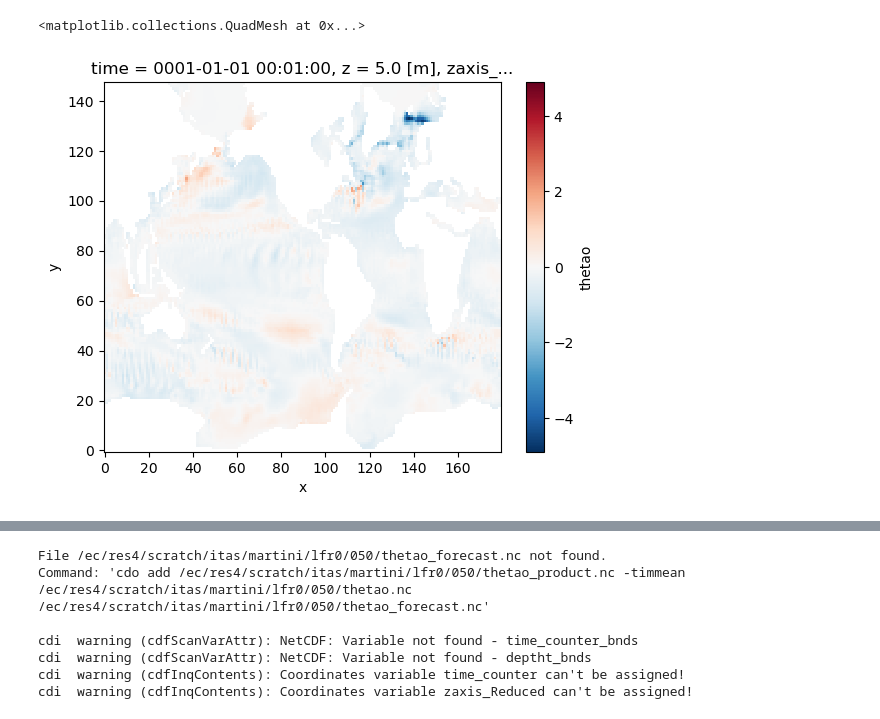
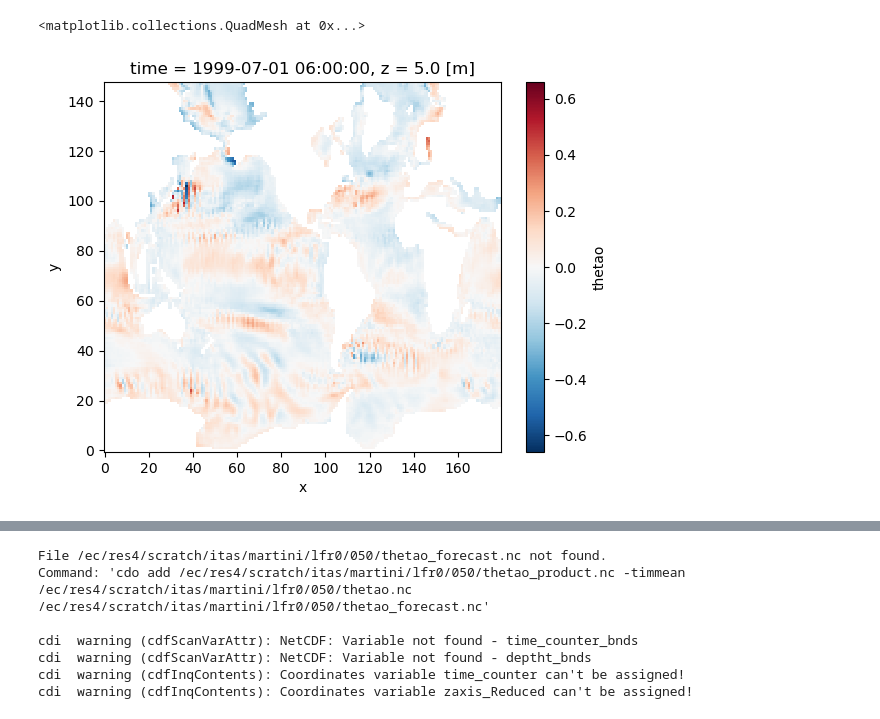
Before and after one commit to asozza/stece, a Jupyter notebook: osprey/notebooks/test_EOF_thetao.ipynb, the cells around one changed output, grey strips where cells are left out. Cells and saved outputs as stored; diff of their text form; code cells hidden in the pictures.

```diff
--- a/osprey/notebooks/test_EOF_thetao.ipynb
+++ b/osprey/notebooks/test_EOF_thetao.ipynb
@@ -76,4 +31,17 @@ Command: 'cdo eofcoeff3d /ec/res4/scratch/itas/martini/lfr0/050/thetao_pattern.n
+# %%
+filename = os.path.join(dirs['tmp'], str(endleg).zfill(3), f"{var}_pattern.nc")
+pattern = xr.open_mfdataset(filename, use_cftime=True, preprocess=preproc_pattern_3D)
+field = pattern.isel(time=0)*0
+for i in range(window):
+    filename = os.path.join(dirs['tmp'], str(endleg).zfill(3), f"{var}_series_0000{i}.nc")
+    timeseries = xr.open_mfdataset(filename, use_cftime=True, preprocess=preproc_timeseries_3D)
+    #p = timeseries.polyfit(dim='time', deg=1, skipna = True)
+    # theta = xr.polyval(xf, p[f"{var}_polyfit_coefficients"])
+    theta = timeseries[var].isel(time=-1)
+    basis = pattern.isel(time=i)
+    field = field + theta*basis
+field = field.drop_vars({'time'})
 # %%
-filename = os.path.join(dirs['tmp'], str(endleg).zfill(3), f"{var}_pattern.nc")
-pattern = xr.open_mfdataset(filename, use_cftime=True, preprocess=preproc_pattern_3D)
-pattern
+filename = os.path.join(dirs['tmp'], str(endleg).zfill(3), f"{var}.nc")
+xdata = xr.open_mfdataset(filename, use_cftime=True, preprocess=preproc_pattern_3D)
+ave = timemean(xdata, var, )
@@ -206,12 +47,0 @@ Climate Data Operators version 2.4.0 (https://mpimet.mpg.de/cdo)
-# %%
-filename = os.path.join(dirs['tmp'], str(endleg).zfill(3), f"{var}_pattern.nc")
-pattern = xr.open_mfdataset(filename, use_cftime=True, preprocess=preproc_pattern_3D)
-field = pattern.isel(time=0)*0
-for i in range(window):
-#    filename = os.path.join(dirs['tmp'], str(endleg).zfill(3), f"{var}_series_0000{i}.nc")
-    filename = os.path.join(dirs['tmp'], str(endleg).zfill(3), f"{var}_series_0000{i}.nc")
-    timeseries = xr.open_mfdataset(filename, use_cftime=True, preprocess=preproc_timeseries_3D)
-    p = timeseries.polyfit(dim='time', deg=1, skipna = True)
-    theta = timeseries[var].isel(time=-1)
-    laststep = pattern.isel(time=i)
-    field = field + theta*laststep
@@ -275,8 +48,11 @@ Attributes: (0)
-# %%
-field['thetao'].isel(z=0).plot()
-# %% [output]
-<matplotlib.collections.QuadMesh at 0x...>
-[figure, removed]
+# %%
+total = field + ave
+# %%
+delta = xdata[var].isel(time=-1,z=0)-total[var].isel(z=0)
+delta.plot()
+# %% [output]
+<matplotlib.collections.QuadMesh at 0x...>
+[figure, added]
 # %%
 save_EOF(expname, startyear, endyear, field, var)
 # %% [output]
```
Also changed, not shown: parts of 16 cells of this notebook, 11 other files.
